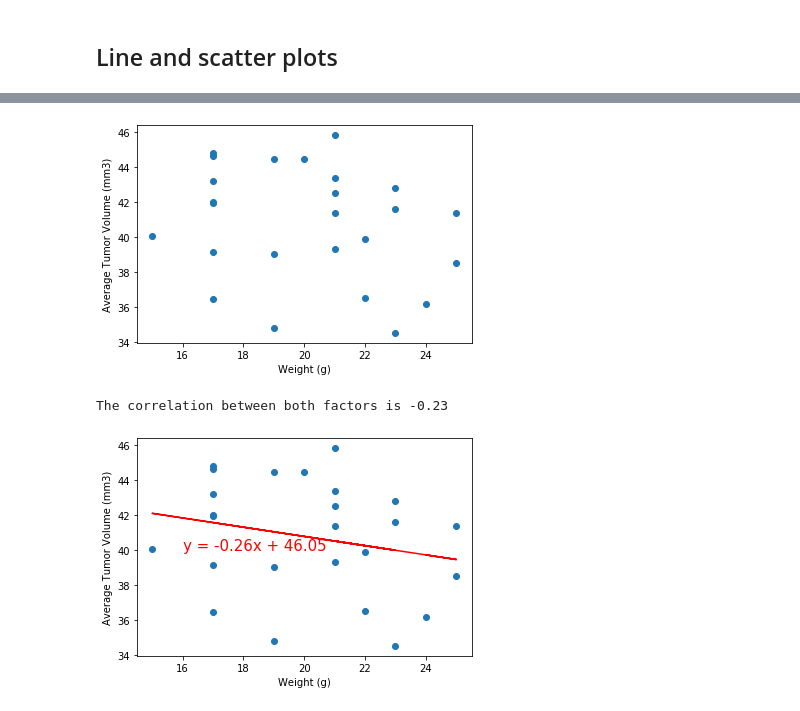
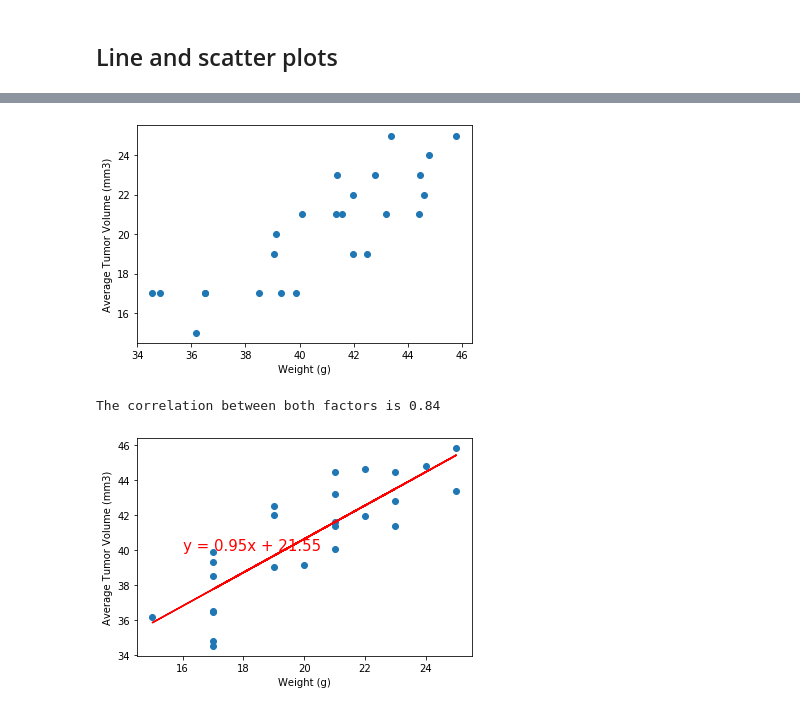
Before and after one commit to glandsly/matplotlib-challenge, a Jupyter notebook: pymaceuticals/pymaceuticals_starter.ipynb, the cells around one changed output, grey strips where cells are left out. Saved outputs shown, nothing was run; the diff lists cells and outputs as text; code cells hidden in the pictures.

```diff
--- a/pymaceuticals/pymaceuticals_starter.ipynb
+++ b/pymaceuticals/pymaceuticals_starter.ipynb
@@ -267,15 +267,16 @@ plt.legend(loc='best')
 # %%
 # Generate a scatter plot of mouse weight versus average tumor volume for the Capomulin regimen
 capomulin_avg_tumor = merged_df.query("`Drug Regimen` == 'Capomulin'").groupby("Mouse ID")['Tumor Volume (mm3)'].mean()
 capomulin_weight_df = mouse_metadata.query("`Drug Regimen` == 'Capomulin'")
+capomulin_weight_df.sort_values("Mouse ID", inplace=True)
 weight = capomulin_weight_df.loc[:, 'Weight (g)']
 
-plt.scatter(weight, capomulin_avg_tumor)
+plt.scatter(capomulin_avg_tumor, weight)
 plt.xlabel('Weight (g)')
 plt.ylabel('Average Tumor Volume (mm3)')
 plt.show()
 # %% [output]
-[figure, old version]
+[figure, new version]
 # %%
 # Calculate the correlation coefficient and linear regression model for mouse weight and average tumor volume for the Capomulin regimen
 correlation = st.pearsonr(weight, capomulin_avg_tumor)
@@ -292,5 +293,5 @@ plt.xlabel('Weight (g)')
 plt.ylabel('Average Tumor Volume (mm3)')
 plt.show()
 # %% [output]
-The correlation between both factors is -0.23
+The correlation between both factors is 0.84
-[figure, old version]
+[figure, new version]
```
Also changed, not shown: parts of 3 cells of this notebook.
